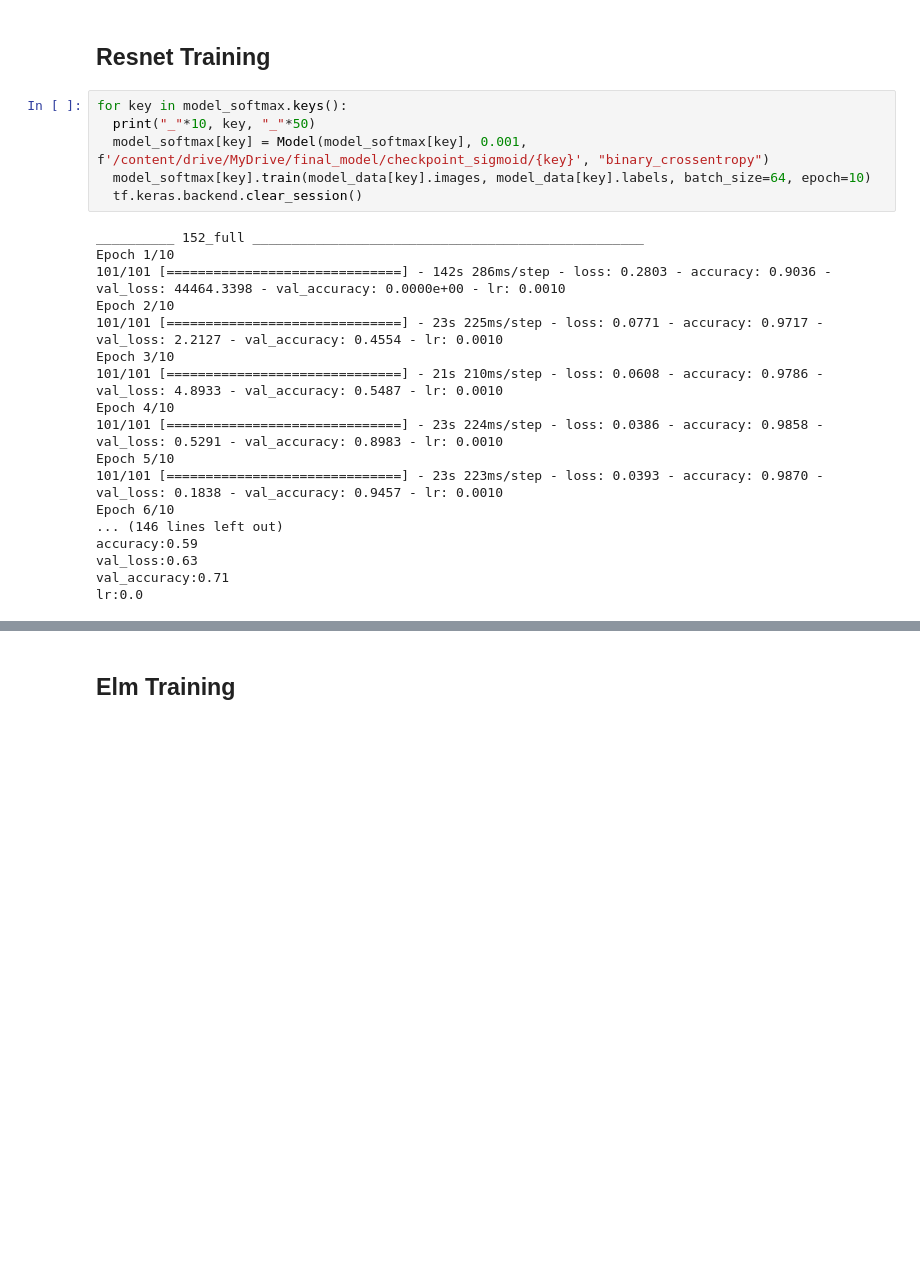
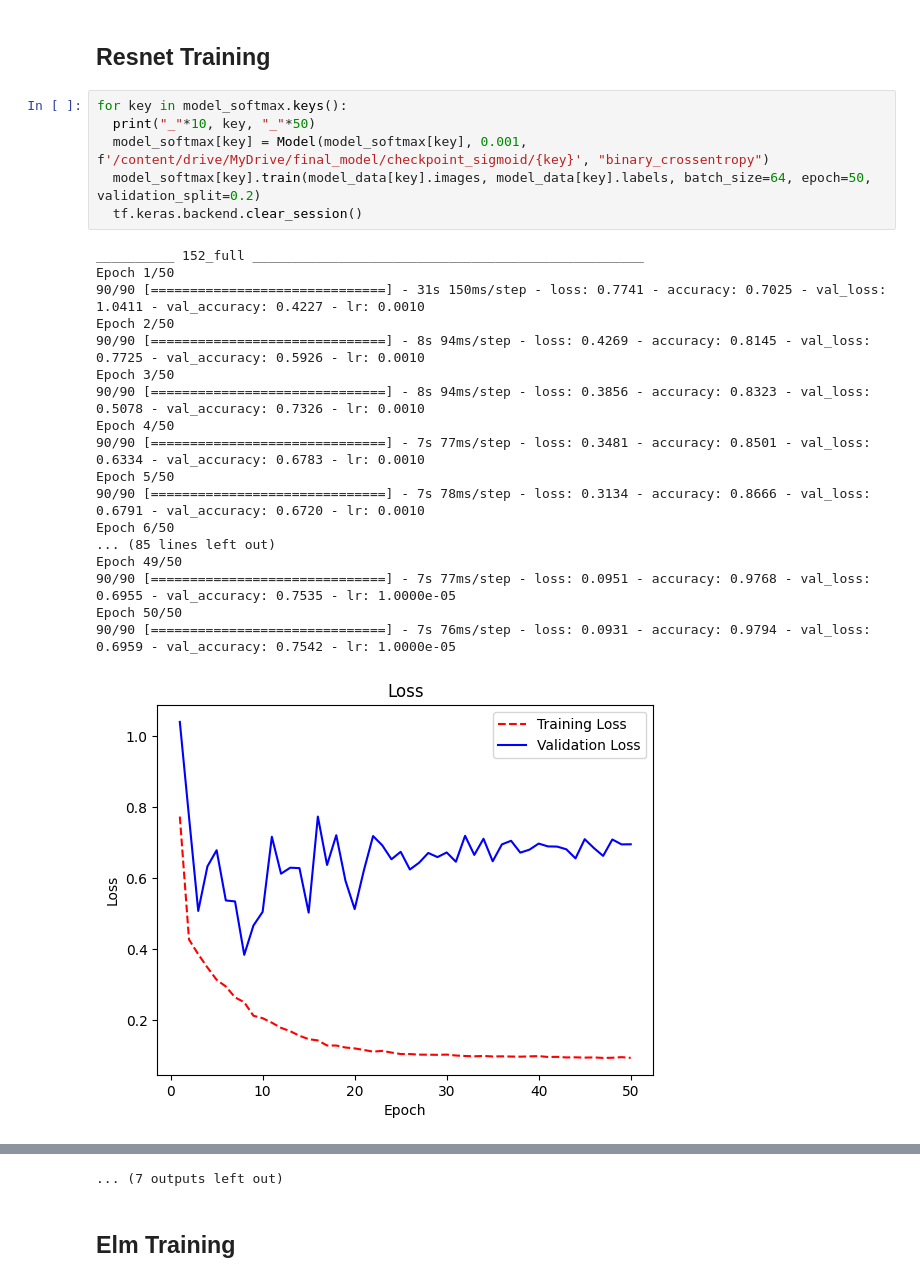
Before and after one commit to chandniagarwal/Gan_Classifier, a Jupyter notebook: notebooks/Sigmoid.ipynb, the cells around one changed output, grey strips where cells are left out. Drawn from its saved outputs; the diff is of its cells as text; blank space fills up the shorter version.

```diff
--- a/notebooks/Sigmoid.ipynb
+++ b/notebooks/Sigmoid.ipynb
@@ -164,24 +162,25 @@ model_data = {
 # %%
 for key in model_softmax.keys():
   print("_"*10, key, "_"*50)
   model_softmax[key] = Model(model_softmax[key], 0.001, f'/content/drive/MyDrive/final_model/checkpoint_sigmoid/{key}', "binary_crossentropy")
-  model_softmax[key].train(model_data[key].images, model_data[key].labels, batch_size=64, epoch=10)
+  model_softmax[key].train(model_data[key].images, model_data[key].labels, batch_size=64, epoch=50, validation_split=0.2)
   tf.keras.backend.clear_session()
 # %% [output]
 __________ 152_full __________________________________________________
-Epoch 1/10
-101/101 [==============================] - 142s 286ms/step - loss: 0.2803 - accuracy: 0.9036 - val_loss: 44464.3398 - val_accuracy: 0.0000e+00 - lr: 0.0010
-Epoch 2/10
-101/101 [==============================] - 23s 225ms/step - loss: 0.0771 - accuracy: 0.9717 - val_loss: 2.2127 - val_accuracy: 0.4554 - lr: 0.0010
-Epoch 3/10
-101/101 [==============================] - 21s 210ms/step - loss: 0.0608 - accuracy: 0.9786 - val_loss: 4.8933 - val_accuracy: 0.5487 - lr: 0.0010
-Epoch 4/10
-101/101 [==============================] - 23s 224ms/step - loss: 0.0386 - accuracy: 0.9858 - val_loss: 0.5291 - val_accuracy: 0.8983 - lr: 0.0010
-Epoch 5/10
-101/101 [==============================] - 23s 223ms/step - loss: 0.0393 - accuracy: 0.9870 - val_loss: 0.1838 - val_accuracy: 0.9457 - lr: 0.0010
-Epoch 6/10
-... (146 lines left out)
-accuracy:0.59
-val_loss:0.63
-val_accuracy:0.71
-lr:0.0
+Epoch 1/50
+90/90 [==============================] - 31s 150ms/step - loss: 0.7741 - accuracy: 0.7025 - val_loss: 1.0411 - val_accuracy: 0.4227 - lr: 0.0010
+Epoch 2/50
+90/90 [==============================] - 8s 94ms/step - loss: 0.4269 - accuracy: 0.8145 - val_loss: 0.7725 - val_accuracy: 0.5926 - lr: 0.0010
+Epoch 3/50
+90/90 [==============================] - 8s 94ms/step - loss: 0.3856 - accuracy: 0.8323 - val_loss: 0.5078 - val_accuracy: 0.7326 - lr: 0.0010
+Epoch 4/50
+90/90 [==============================] - 7s 77ms/step - loss: 0.3481 - accuracy: 0.8501 - val_loss: 0.6334 - val_accuracy: 0.6783 - lr: 0.0010
+Epoch 5/50
+90/90 [==============================] - 7s 78ms/step - loss: 0.3134 - accuracy: 0.8666 - val_loss: 0.6791 - val_accuracy: 0.6720 - lr: 0.0010
+Epoch 6/50
+... (85 lines left out)
+Epoch 49/50
+90/90 [==============================] - 7s 77ms/step - loss: 0.0951 - accuracy: 0.9768 - val_loss: 0.6955 - val_accuracy: 0.7535 - lr: 1.0000e-05
+Epoch 50/50
+90/90 [==============================] - 7s 76ms/step - loss: 0.0931 - accuracy: 0.9794 - val_loss: 0.6959 - val_accuracy: 0.7542 - lr: 1.0000e-05
+[figure, added]
@@ -188,3 +245,4 @@ lr:0.0
+... (7 outputs left out)
 # %% [markdown]
 ## Elm Training
 # %%
```
Also changed, not shown: parts of 9 cells of this notebook, 1 other file.
